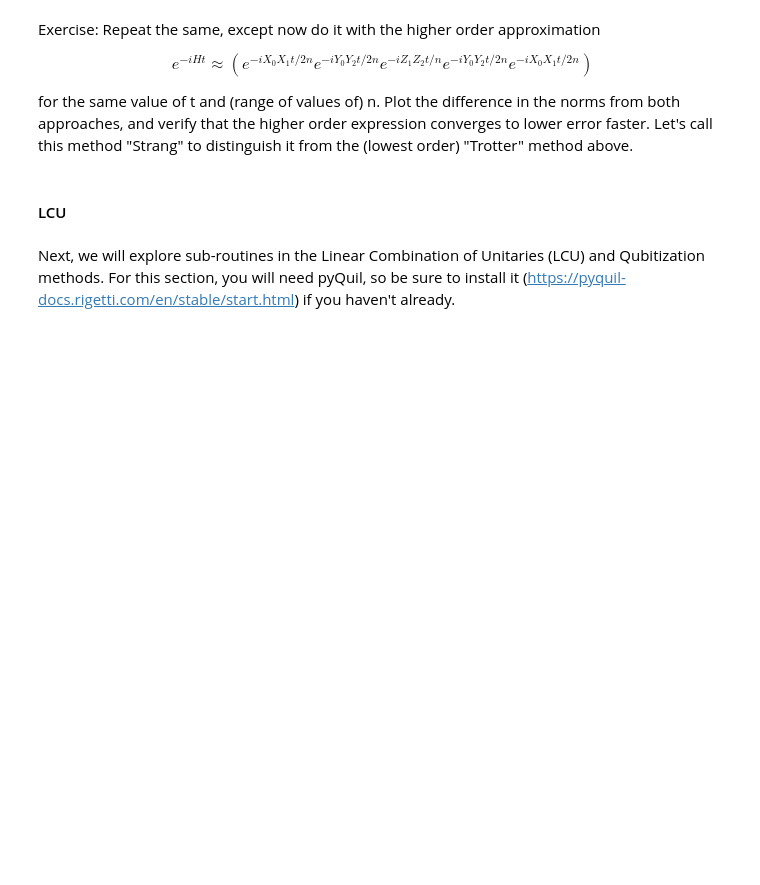
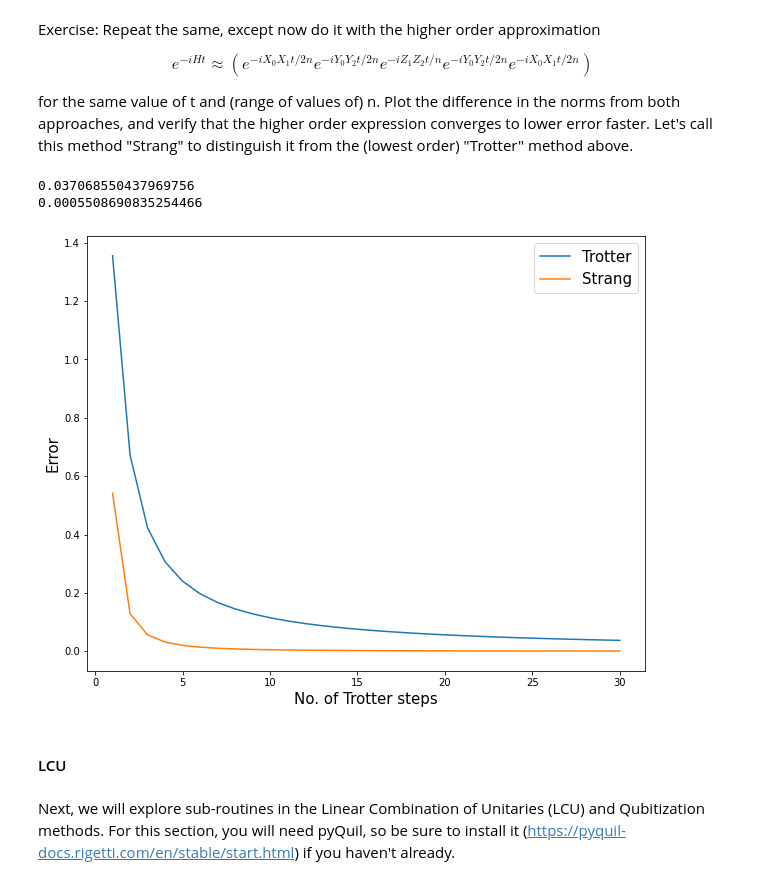
Before and after one commit to gmlejarza/quantum_algorithms, a Jupyter notebook: trotter-lcu.ipynb, the cells around one changed output. Drawn from its saved outputs; the diff is of its cells as text; code cells hidden in the pictures; blank space fills up the shorter version.

```diff
--- a/trotter-lcu.ipynb
+++ b/trotter-lcu.ipynb
@@ -105,37 +107,41 @@ ham_term3 = pauli_2q('Z', 'Z', 1, 2, 3)
 ham = ham_term1 + ham_term2 + ham_term3
 
 t = 1
 n_list = list(range(1, 30+1, 1))
 
 exp_ham = expm(-1j*ham*t)
 norm_diffs_trotter = []
 norm_diffs_strang = []
 
 for n in tqdm(n_list):
     trotter_step = expm(-1j*ham_term1*t/n) @ expm(-1j*ham_term2*t/n) @ expm(-1j*ham_term3*t/n)
-    strang_step = #TODO
+    strang_step = expm(-1j*ham_term1*t/(2*n)) @ expm(-1j*ham_term2*t/(2*n)) @ expm(-1j*ham_term3*t/(n)) @ expm(-1j*ham_term2*t/(2*n)) @ expm(-1j*ham_term1*t/(2*n))#TODO
 
     trotter = np.linalg.matrix_power(trotter_step, n)
-    strang = #TODO
+    strang = np.linalg.matrix_power(strang_step, n)#TODO
 
     diff_trotter = exp_ham - trotter
-    diff_strang = #TODO
+    diff_strang = exp_ham -strang#TODO
 
     norm_diff_trotter = np.abs(spectral_norm(diff_trotter))
-    norm_diff_strang = #TODO
+    norm_diff_strang = np.abs(spectral_norm(diff_strang))#TODO
 
     norm_diffs_trotter.append(norm_diff_trotter)
     norm_diffs_strang.append(norm_diff_strang)
 
 print(min(norm_diffs_trotter))
 print(min(norm_diffs_strang))
 plt.figure(figsize=(10,8))
 plt.plot(n_list, norm_diffs_trotter, label='Trotter')
 plt.plot(n_list, norm_diffs_strang, label='Strang')
 plt.xlabel('No. of Trotter steps', fontsize=15)
 plt.ylabel('Error', fontsize=15)
 plt.legend(loc='best', fontsize=15)
 plt.show()
+# %% [output]
+0.037068550437969756
+0.0005508690835254466
+[figure, added]
 # %% [markdown]
 #### LCU
 # %% [markdown]
```
Also changed, not shown: parts of 1 cell of this notebook.
